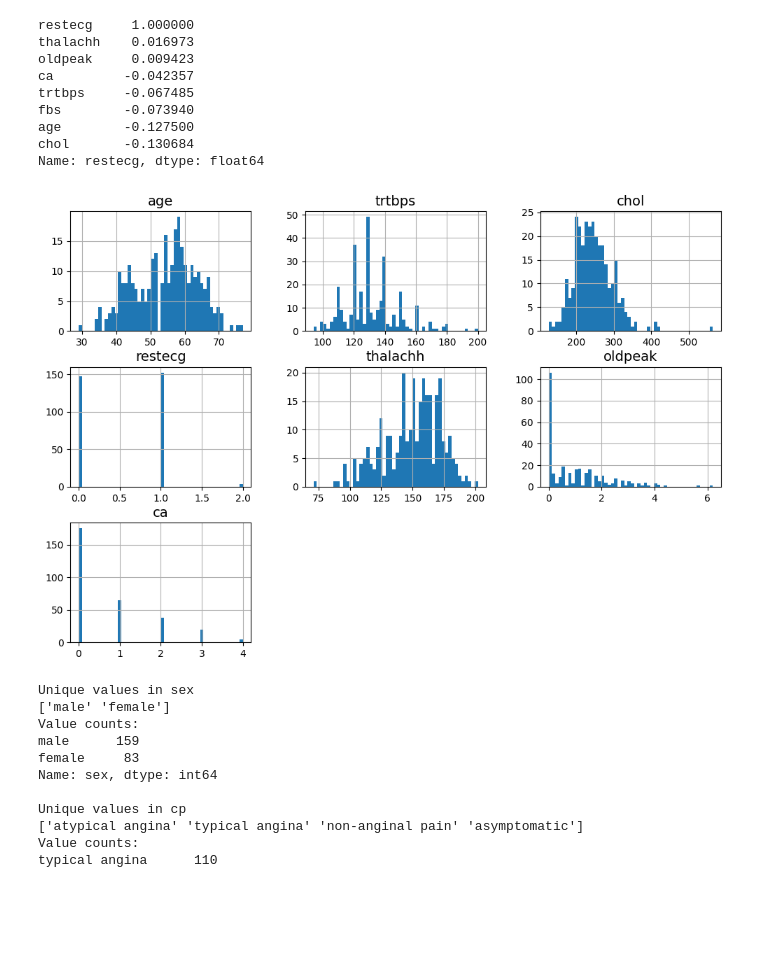
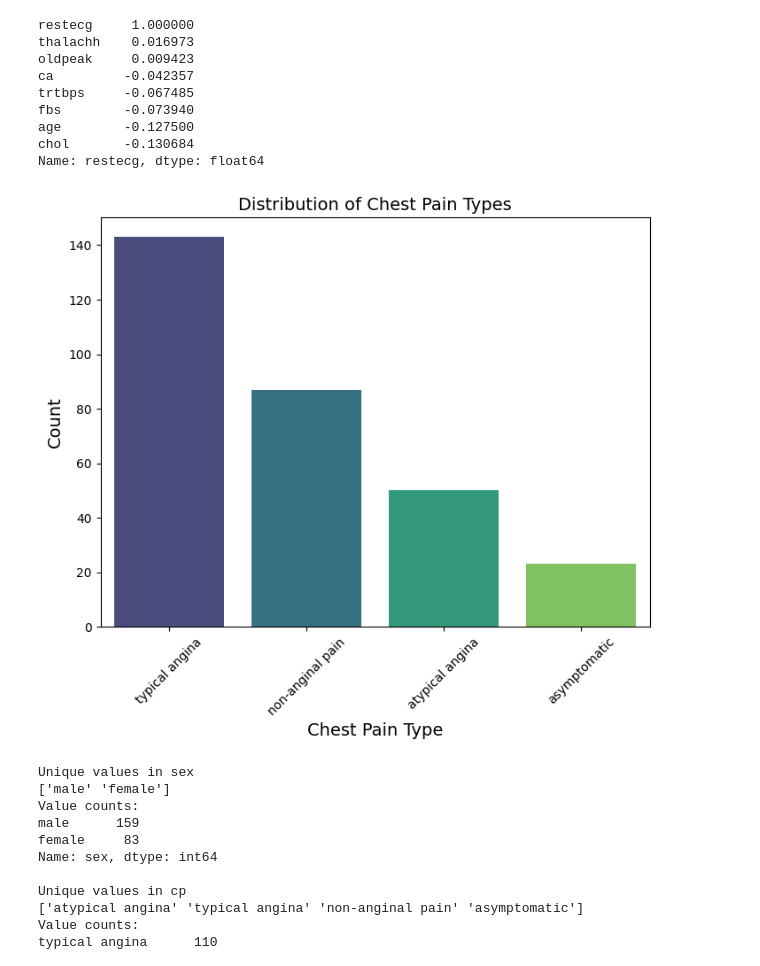
Before and after one commit to StephenSheng1101/DMprac, a Jupyter notebook: MockPracticalTest.ipynb, the cells around one changed output. Drawn from its saved outputs; the diff is of its cells as text; code cells hidden in the pictures; blank space fills up the shorter version.

```diff
--- a/MockPracticalTest.ipynb
+++ b/MockPracticalTest.ipynb
@@ -82,17 +81,32 @@ Name: restecg, dtype: float64
 # %%
 #4c. visualize data
 from pandas.plotting import scatter_matrix
 import matplotlib.pyplot as plt
+import seaborn as sns
 plt.rc('font', size=14)
 plt.rc('axes', labelsize=14, titlesize=14)
 plt.rc('legend', fontsize=14)
 plt.rc('xtick', labelsize=10)
 plt.rc('ytick', labelsize=10)
 
-df.hist(bins=50, figsize=(12, 8))
+#df.hist(bins=50, figsize=(12, 8))
+#plt.show()
+#1 Diagram of cp
+# Count the occurrences of each chest pain type
+chest_pain_counts = df['cp'].value_counts()
+
+# Create a bar plot
+plt.figure(figsize=(8, 6))
+sns.barplot(x=chest_pain_counts.index, y=chest_pain_counts.values, palette='viridis')
+plt.title('Distribution of Chest Pain Types')
+plt.xlabel('Chest Pain Type')
+plt.ylabel('Count')
+plt.xticks(rotation=45)
 plt.show()
+
+#2 Diagram of cp
 # %% [output]
-[figure, old version]
+[figure, new version]
 # %%
 # Exploring categorical variables
 categorical_columns = ['sex','cp','fbs','exng','slp','output']
```
Also changed, not shown: parts of 6 cells of this notebook.
